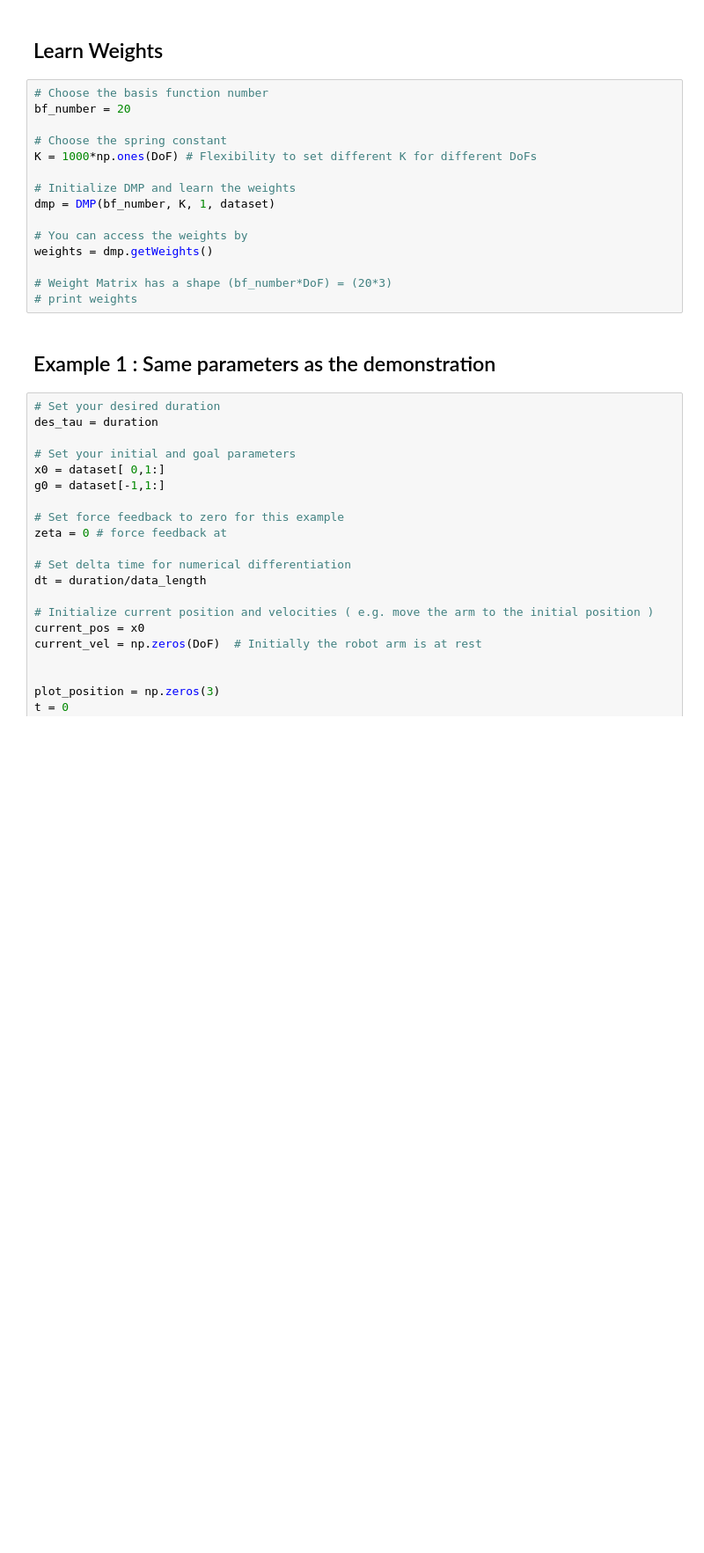
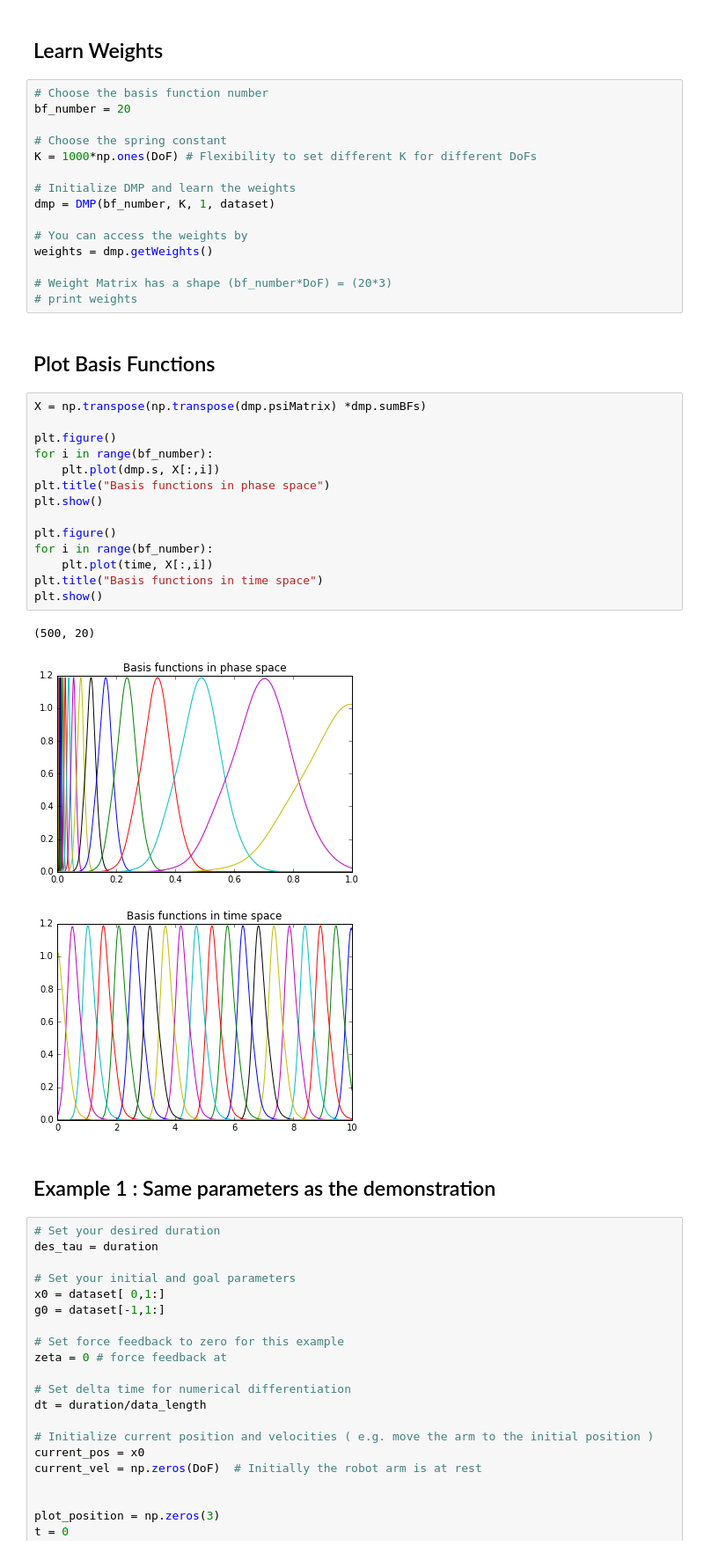
Before and after one commit to hgirgin/colors_toolbox, a Jupyter notebook: DMP_documentation.ipynb, the cells around one changed output. Shown: that part at 88% size. Saved outputs shown, nothing was run; the diff lists cells and outputs as text; blank space fills up the shorter version.

Commit message:
basis functions plots added

```diff
--- a/DMP_documentation.ipynb
+++ b/DMP_documentation.ipynb
@@ -46,6 +46,26 @@ weights = dmp.getWeights()
 
 # Weight Matrix has a shape (bf_number*DoF) = (20*3)
 # print weights
+# %% [markdown]
+## Plot Basis Functions
+# %%
+X = np.transpose(np.transpose(dmp.psiMatrix) *dmp.sumBFs)
+
+plt.figure()
+for i in range(bf_number):
+    plt.plot(dmp.s, X[:,i])
+plt.title("Basis functions in phase space")
+plt.show()
+
+plt.figure()
+for i in range(bf_number):
+    plt.plot(time, X[:,i])
+plt.title("Basis functions in time space")
+plt.show()
+# %% [output]
+(500, 20)
+[figure, added]
+[figure, added]
 # %% [markdown]
 ## Example 1 : Same parameters as the demonstration
 # %%
```
